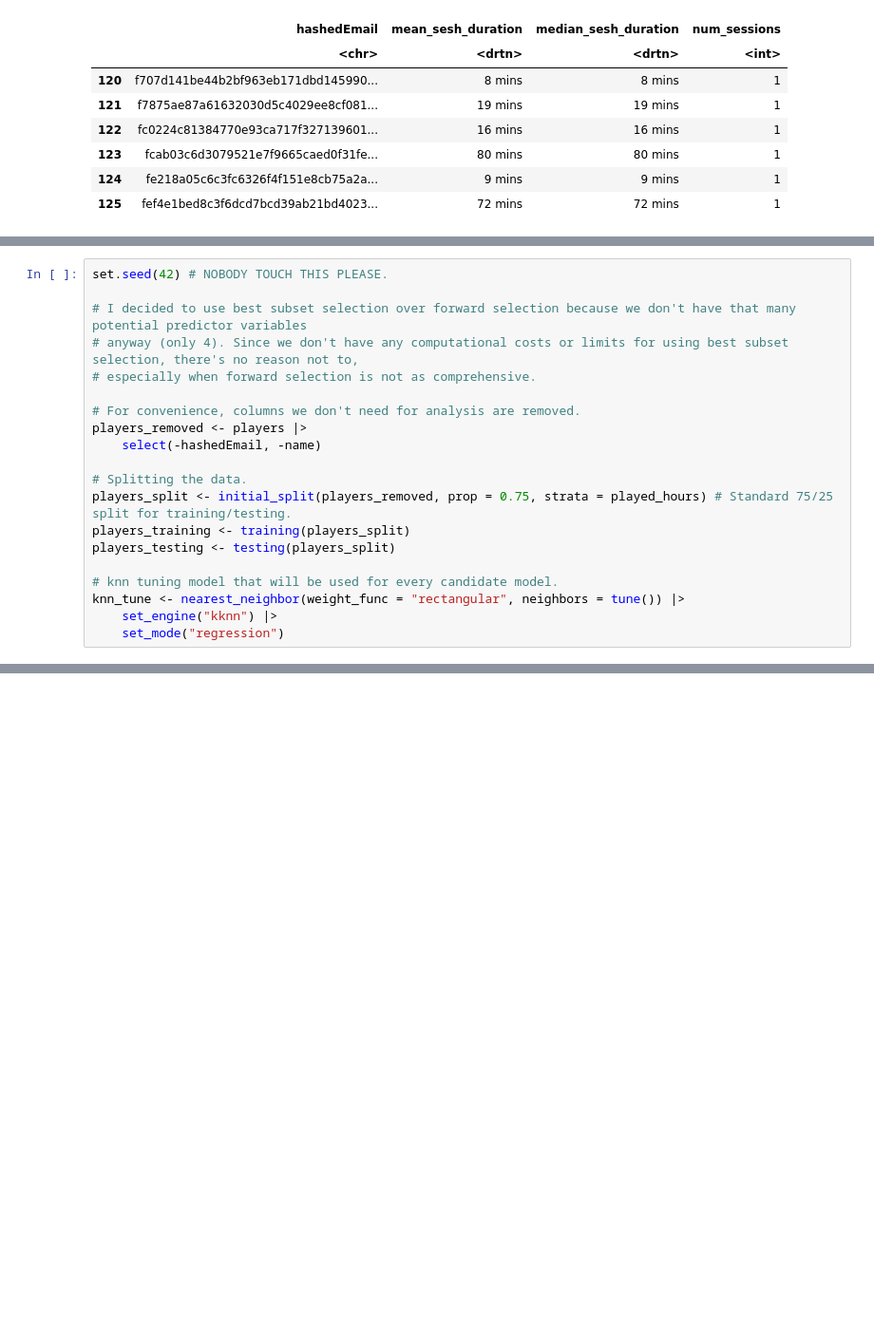
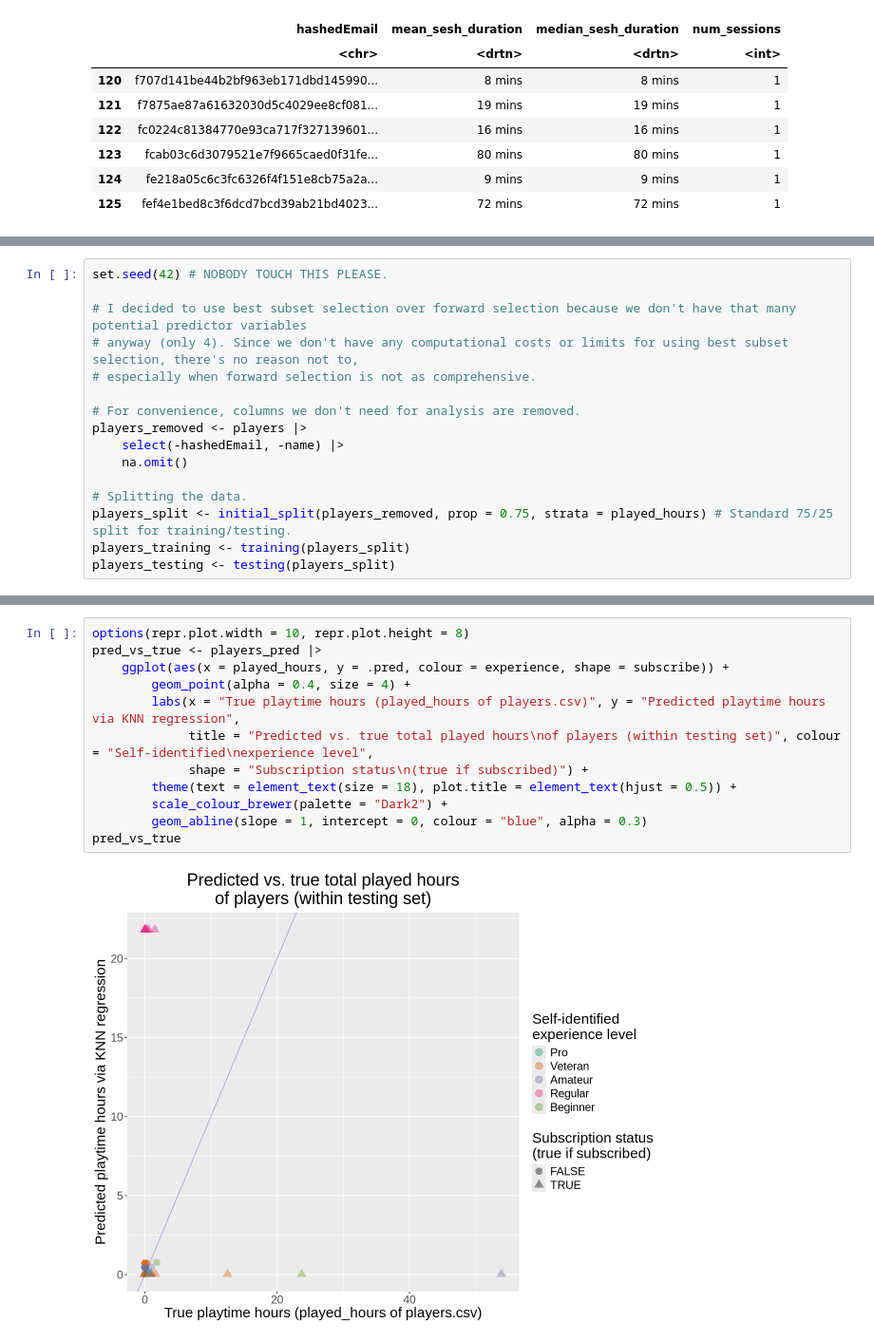
Before and after one commit to angelicaa-p/project_final_report_group, a Jupyter notebook: project_preamble_ac.ipynb, the cells around one changed output, grey strips where cells are left out. Shown at 95% size. Cells and saved outputs as stored; diff of their text form; blank space fills up the shorter version.

```diff
--- a/project_preamble_ac.ipynb
+++ b/project_preamble_ac.ipynb
@@ -159,14 +249,10 @@ set.seed(42) # NOBODY TOUCH THIS PLEASE.
 
 # For convenience, columns we don't need for analysis are removed.
 players_removed <- players |>
-    select(-hashedEmail, -name)
+    select(-hashedEmail, -name) |>
+    na.omit()
 
 # Splitting the data.
 players_split <- initial_split(players_removed, prop = 0.75, strata = played_hours) # Standard 75/25 split for training/testing.
 players_training <- training(players_split)
 players_testing <- testing(players_split)
-
-# knn tuning model that will be used for every candidate model.
-knn_tune <- nearest_neighbor(weight_func = "rectangular", neighbors = tune()) |>
-    set_engine("kknn") |>
-    set_mode("regression")
@@ -426,0 +498,14 @@ played_hours_cutoff
+# %%
+options(repr.plot.width = 10, repr.plot.height = 8)
+pred_vs_true <- players_pred |>
+    ggplot(aes(x = played_hours, y = .pred, colour = experience, shape = subscribe)) +
+        geom_point(alpha = 0.4, size = 4) +
+        labs(x = "True playtime hours (played_hours of players.csv)", y = "Predicted playtime hours via KNN regression",
+             title = "Predicted vs. true total played hours\nof players (within testing set)", colour = "Self-identified\nexperience level",
+             shape = "Subscription status\n(true if subscribed)") +
+        theme(text = element_text(size = 18), plot.title = element_text(hjust = 0.5)) +
+        scale_colour_brewer(palette = "Dark2") +
+        geom_abline(slope = 1, intercept = 0, colour = "blue", alpha = 0.3)
+pred_vs_true
+# %% [output]
+[figure, added]
```
Also changed, not shown: parts of 49 cells of this notebook.
